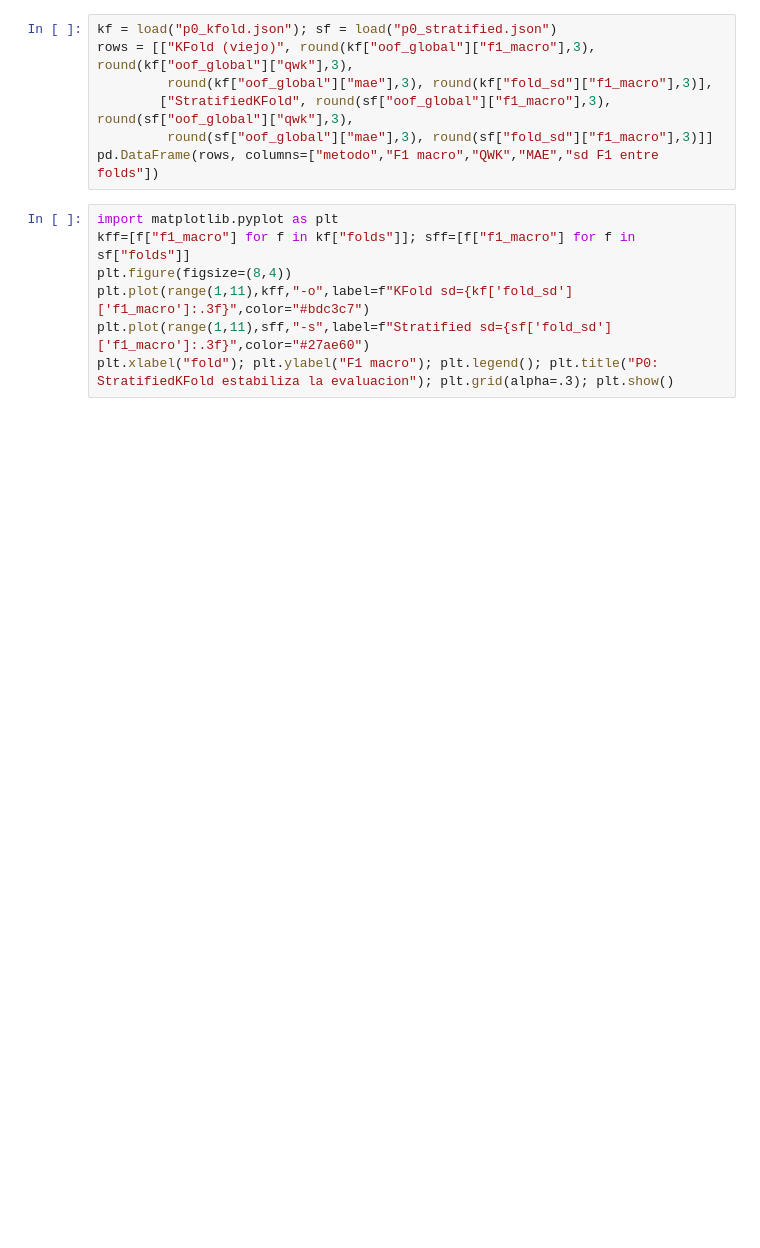
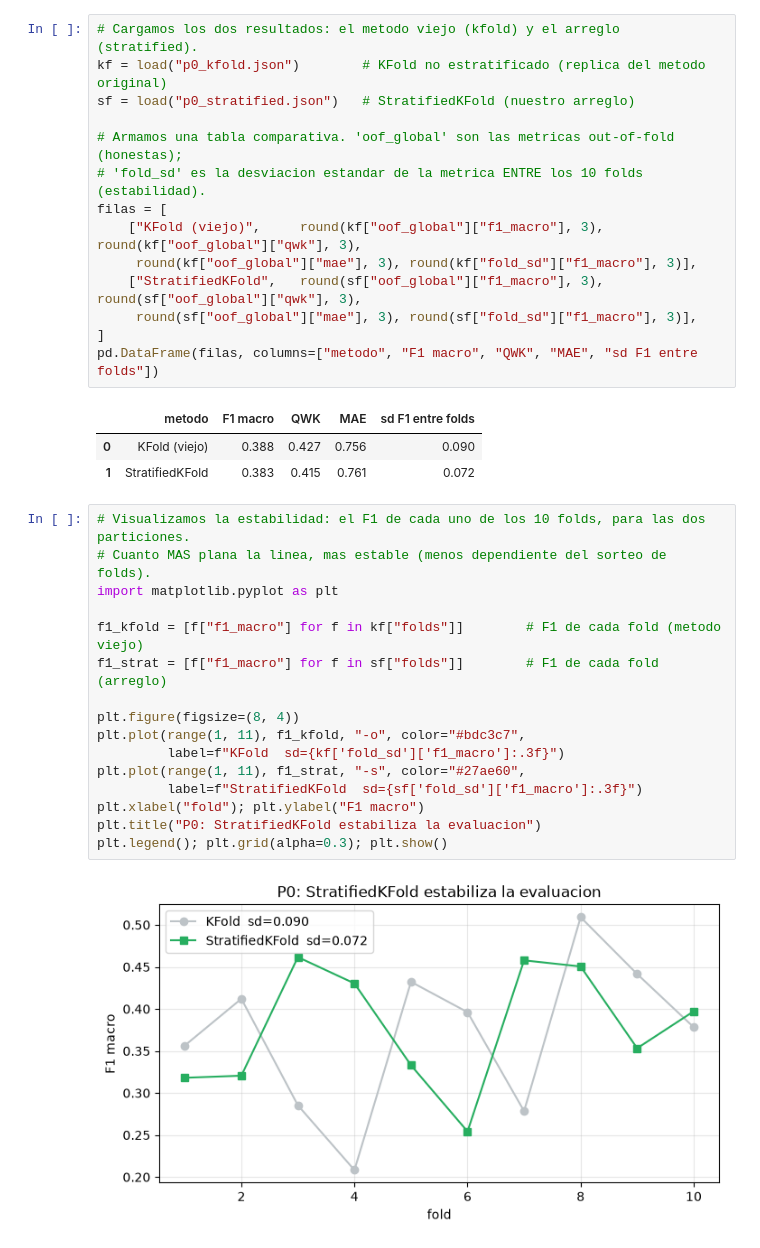
Before and after one commit to virgilio-murillo/LLM_PROJECT_1, a Jupyter notebook: experimentos/notebooks/01_P0_evaluacion_honesta.ipynb, the cells around one changed output. Drawn from its saved outputs; the diff is of its cells as text; blank space fills up the shorter version.

Commit message:
docs(notebooks): 01_P0_evaluacion_honesta.ipynb de calidad de tesis (markdown + comentarios por linea)

```diff
--- a/experimentos/notebooks/01_P0_evaluacion_honesta.ipynb
+++ b/experimentos/notebooks/01_P0_evaluacion_honesta.ipynb
@@ -29,15 +61,37 @@ RECOMPUTE = False
 # %%
-kf = load("p0_kfold.json"); sf = load("p0_stratified.json")
-rows = [["KFold (viejo)", round(kf["oof_global"]["f1_macro"],3), round(kf["oof_global"]["qwk"],3),
-         round(kf["oof_global"]["mae"],3), round(kf["fold_sd"]["f1_macro"],3)],
-        ["StratifiedKFold", round(sf["oof_global"]["f1_macro"],3), round(sf["oof_global"]["qwk"],3),
-         round(sf["oof_global"]["mae"],3), round(sf["fold_sd"]["f1_macro"],3)]]
-pd.DataFrame(rows, columns=["metodo","F1 macro","QWK","MAE","sd F1 entre folds"])
+# Cargamos los dos resultados: el metodo viejo (kfold) y el arreglo (stratified).
+kf = load("p0_kfold.json")        # KFold no estratificado (replica del metodo original)
+sf = load("p0_stratified.json")   # StratifiedKFold (nuestro arreglo)
+
+# Armamos una tabla comparativa. 'oof_global' son las metricas out-of-fold (honestas);
+# 'fold_sd' es la desviacion estandar de la metrica ENTRE los 10 folds (estabilidad).
+filas = [
+    ["KFold (viejo)",     round(kf["oof_global"]["f1_macro"], 3), round(kf["oof_global"]["qwk"], 3),
+     round(kf["oof_global"]["mae"], 3), round(kf["fold_sd"]["f1_macro"], 3)],
+    ["StratifiedKFold",   round(sf["oof_global"]["f1_macro"], 3), round(sf["oof_global"]["qwk"], 3),
+     round(sf["oof_global"]["mae"], 3), round(sf["fold_sd"]["f1_macro"], 3)],
+]
+pd.DataFrame(filas, columns=["metodo", "F1 macro", "QWK", "MAE", "sd F1 entre folds"])
+# %% [output]
+|  | metodo | F1 macro | QWK | MAE | sd F1 entre folds |
+| 0 | KFold (viejo) | 0.388 | 0.427 | 0.756 | 0.090 |
+| 1 | StratifiedKFold | 0.383 | 0.415 | 0.761 | 0.072 |
 # %%
+# Visualizamos la estabilidad: el F1 de cada uno de los 10 folds, para las dos particiones.
+# Cuanto MAS plana la linea, mas estable (menos dependiente del sorteo de folds).
 import matplotlib.pyplot as plt
-kff=[f["f1_macro"] for f in kf["folds"]]; sff=[f["f1_macro"] for f in sf["folds"]]
-plt.figure(figsize=(8,4))
-plt.plot(range(1,11),kff,"-o",label=f"KFold sd={kf['fold_sd']['f1_macro']:.3f}",color="#bdc3c7")
-plt.plot(range(1,11),sff,"-s",label=f"Stratified sd={sf['fold_sd']['f1_macro']:.3f}",color="#27ae60")
-plt.xlabel("fold"); plt.ylabel("F1 macro"); plt.legend(); plt.title("P0: StratifiedKFold estabiliza la evaluacion"); plt.grid(alpha=.3); plt.show()
+
+f1_kfold = [f["f1_macro"] for f in kf["folds"]]        # F1 de cada fold (metodo viejo)
+f1_strat = [f["f1_macro"] for f in sf["folds"]]        # F1 de cada fold (arreglo)
+
+plt.figure(figsize=(8, 4))
+plt.plot(range(1, 11), f1_kfold, "-o", color="#bdc3c7",
+         label=f"KFold  sd={kf['fold_sd']['f1_macro']:.3f}")
+plt.plot(range(1, 11), f1_strat, "-s", color="#27ae60",
+         label=f"StratifiedKFold  sd={sf['fold_sd']['f1_macro']:.3f}")
+plt.xlabel("fold"); plt.ylabel("F1 macro")
+plt.title("P0: StratifiedKFold estabiliza la evaluacion")
+plt.legend(); plt.grid(alpha=0.3); plt.show()
+# %% [output]
+[figure, added]
 # %% [markdown]
```
Also changed, not shown: parts of 4 cells of this notebook.
